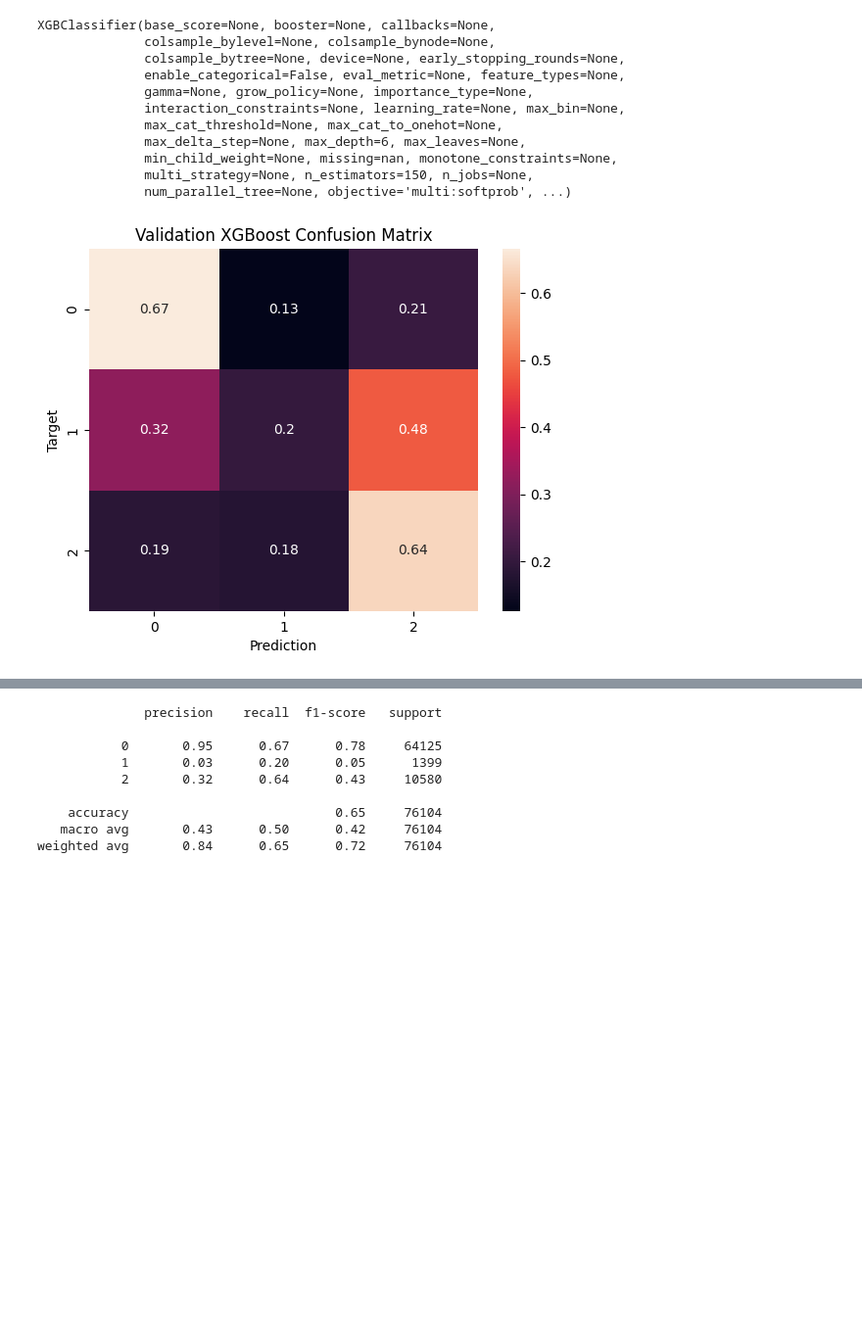
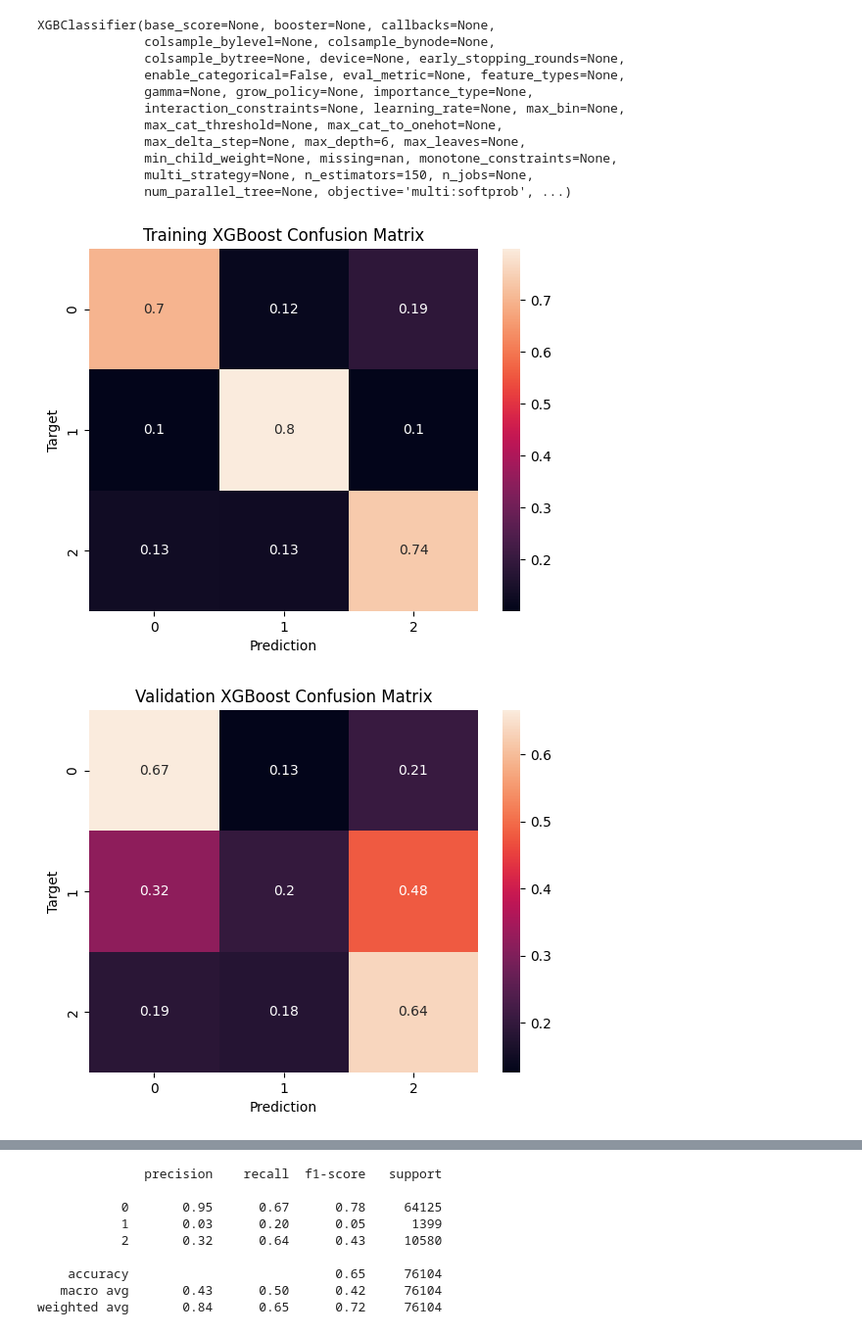
Before and after one commit to NgokNgo/Diabetes-Prediction, a Jupyter notebook: python_code/ModelBuilding.ipynb, the cells around one changed output, grey strips where cells are left out. Shown at 98% size. Drawn from its saved outputs; the diff is of its cells as text; code cells hidden in the pictures; blank space fills up the shorter version.

```diff
--- a/python_code/ModelBuilding.ipynb
+++ b/python_code/ModelBuilding.ipynb
@@ -89,6 +117,8 @@ XGBClassifier(base_score=None, booster=None, callbacks=None,
               multi_strategy=None, n_estimators=150, n_jobs=None,
               num_parallel_tree=None, objective='multi:softprob', ...)
 # %%
+train_preds_xgb = predict_and_plot(xgb, X_train, Y_train, 'Training XGBoost')
 val_preds_xgb = predict_and_plot(xgb, X_test, Y_test, 'Validation XGBoost')
 # %% [output]
-[figure, old version]
+[figure, new version]
+[figure, added]
```
Also changed, not shown: parts of 5 cells of this notebook, 13 other files.
